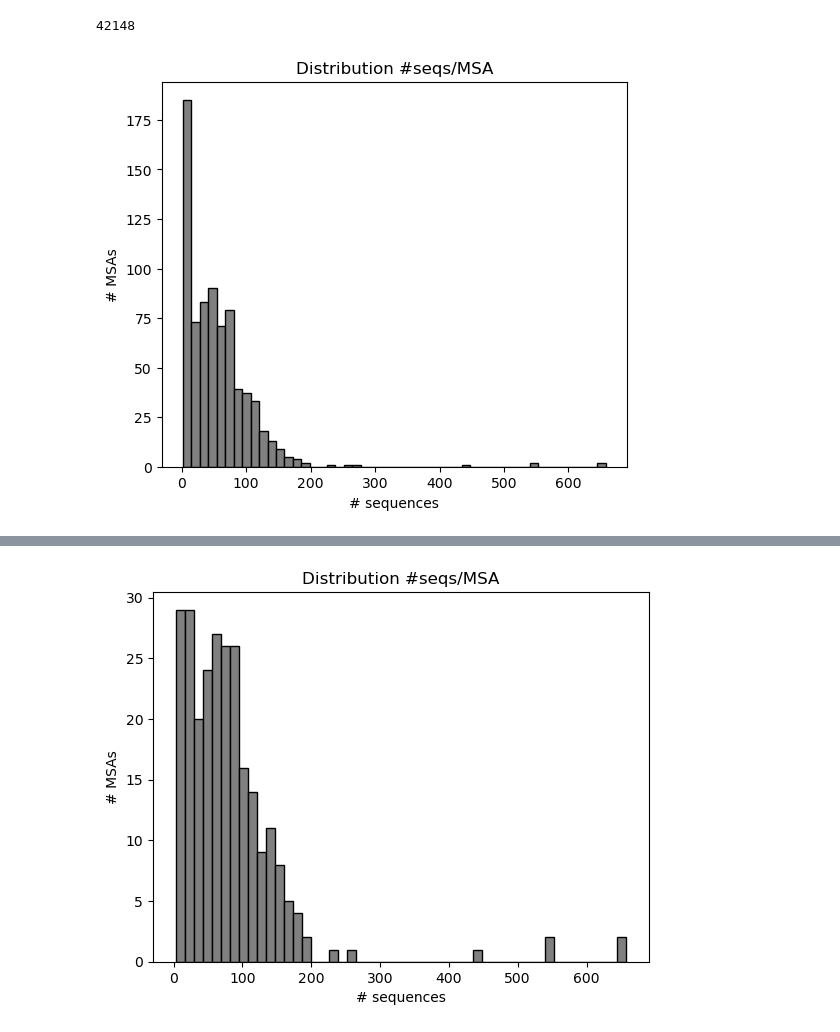
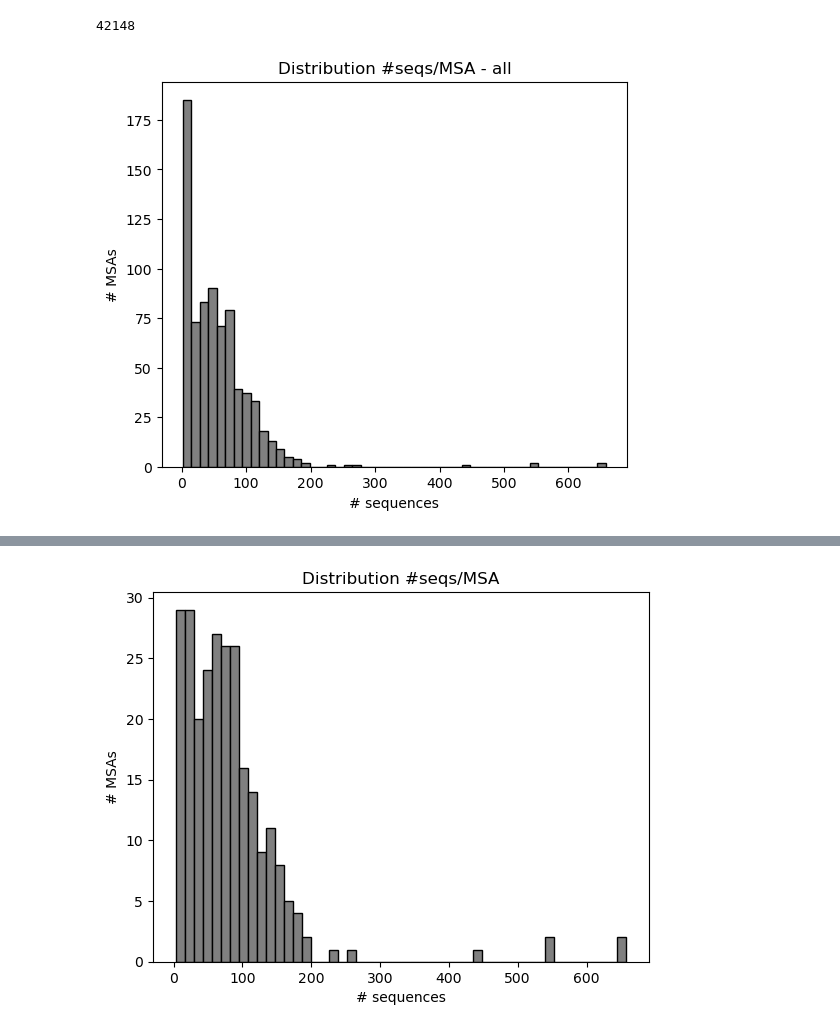
Before and after one commit to alvaro-2/cis-reg, a Jupyter notebook: scripts/orthologs.ipynb, the cells around one changed output, grey strips where cells are left out. Drawn from its saved outputs; the diff is of its cells as text; code cells hidden in the pictures.

```diff
--- a/scripts/orthologs.ipynb
+++ b/scripts/orthologs.ipynb
@@ -50,11 +50,11 @@ i
 # %%
 plt.figure(figsize=(6, 5))
 plt.hist(seqs_msa.values(), bins= 50, color= 'gray', edgecolor= 'black')
-plt.title("Distribution #seqs/MSA")
+plt.title("Distribution #seqs/MSA - all")
 plt.ylabel("# MSAs")
 plt.xlabel('# sequences')
 plt.show()
 # %% [output]
-[figure, old version]
+[figure, new version]
 # %%
 df= pd.DataFrame.from_dict(seqs_msa, orient= 'index').reset_index().rename(columns= {'index': 'msa', 0: 'no_seqs'})
```
Also changed, not shown: parts of 10 cells of this notebook, 1 other file.
